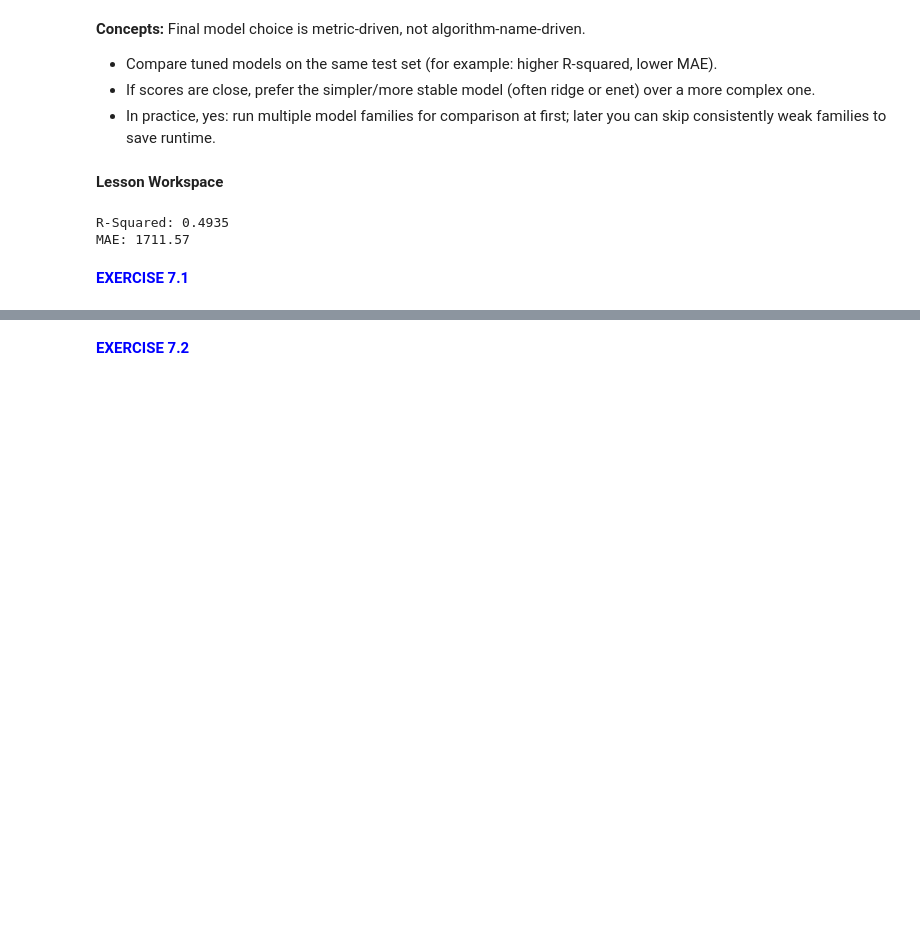
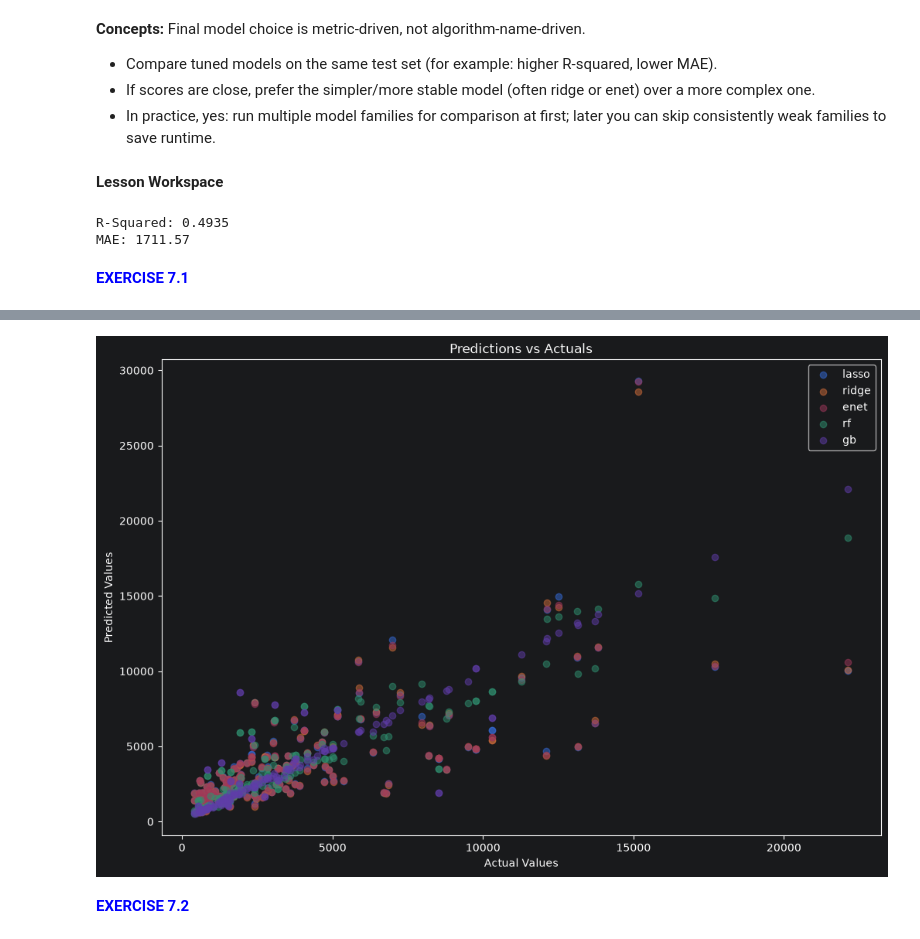
Before and after one commit to Brice-Dev-Lab/PyFi_Coursework, a Jupyter notebook: machine_learning/module_03/notebooks/ML 03. Jupyter Notebook.ipynb, the cells around one changed output, grey strips where cells are left out. Cells and saved outputs as stored; diff of their text form; code cells hidden in the pictures; blank space fills up the shorter version.

```diff
--- a/machine_learning/module_03/notebooks/ML 03. Jupyter Notebook.ipynb
+++ b/machine_learning/module_03/notebooks/ML 03. Jupyter Notebook.ipynb
@@ -934,0 +937,7 @@ MAE: 1711.57
+# %%
+model_preds = {}
+for key in models.keys():
+    model_preds[key] = models[key].predict(input_test)
+    print(f'{key} R-Squared:', round(r2_score(target_test, model_preds[key]), 4)) # round to 4 decimal places
+    print(f'{key} MAE:', round(mean_absolute_error(target_test, model_preds[key]), 4)) # round to 4 decimal places
+    print('---')
@@ -935,2 +960,20 @@ MAE: 1711.57
+# %%
+# Visualize the predictions vs actuals for each model
+import matplotlib.pyplot as plt
+import seaborn as sns
+
+# Set up the figure
+plt.figure(figsize=(12, 8))
+
+# Loop through each model and plot predictions vs actuals
+for key in model_preds.keys():
+    plt.scatter(target_test, model_preds[key], label=key, alpha=0.5)
+plt.xlabel('Actual Values')
+plt.ylabel('Predicted Values')
+plt.title('Predictions vs Actuals')
+plt.legend()
+plt.show()
+# %% [output]
+[figure, added]
 # %% [markdown]
 <font color = 'blue'> **EXERCISE 7.2** </font>
```
Also changed, not shown: parts of 9 cells of this notebook, 4 other files.
